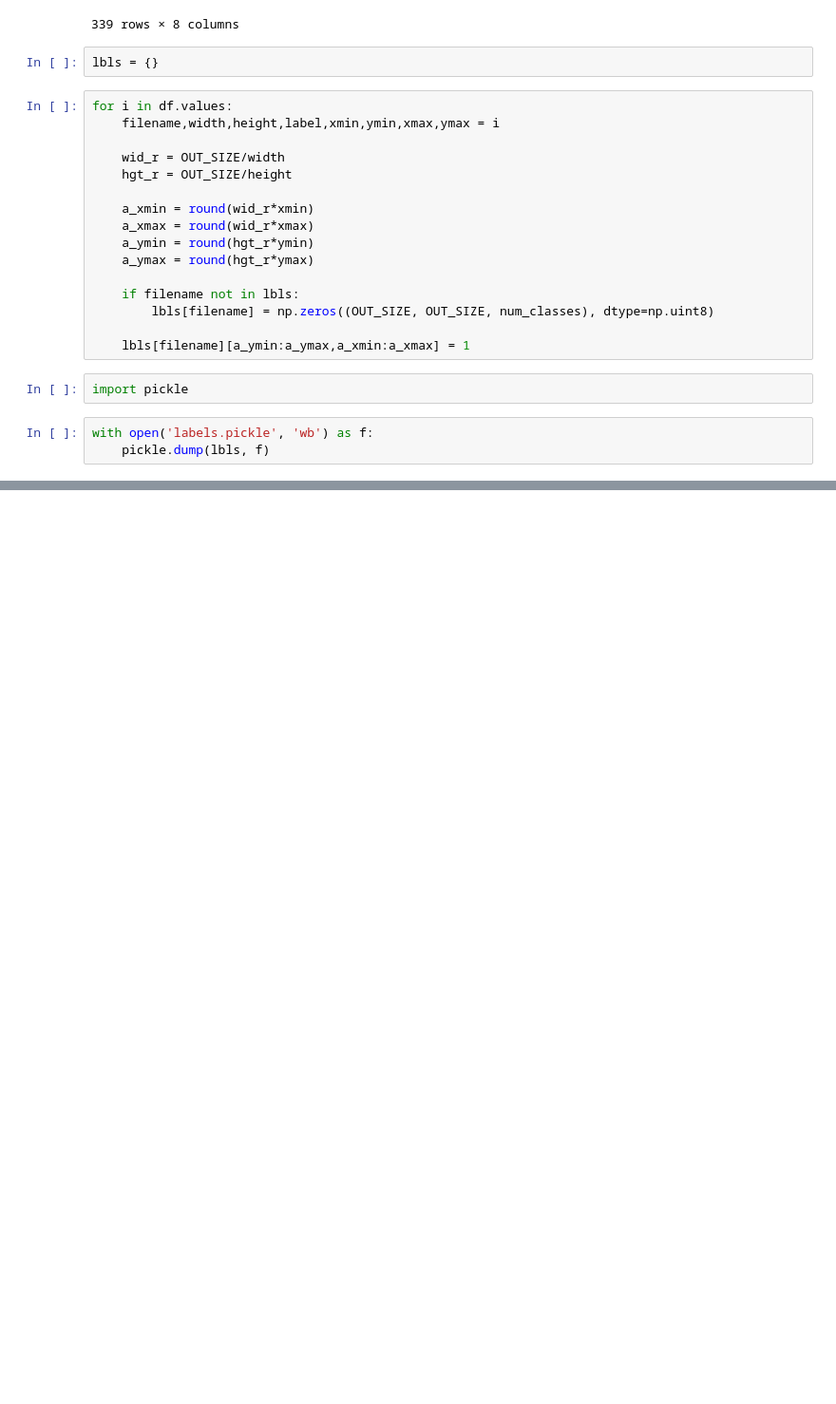
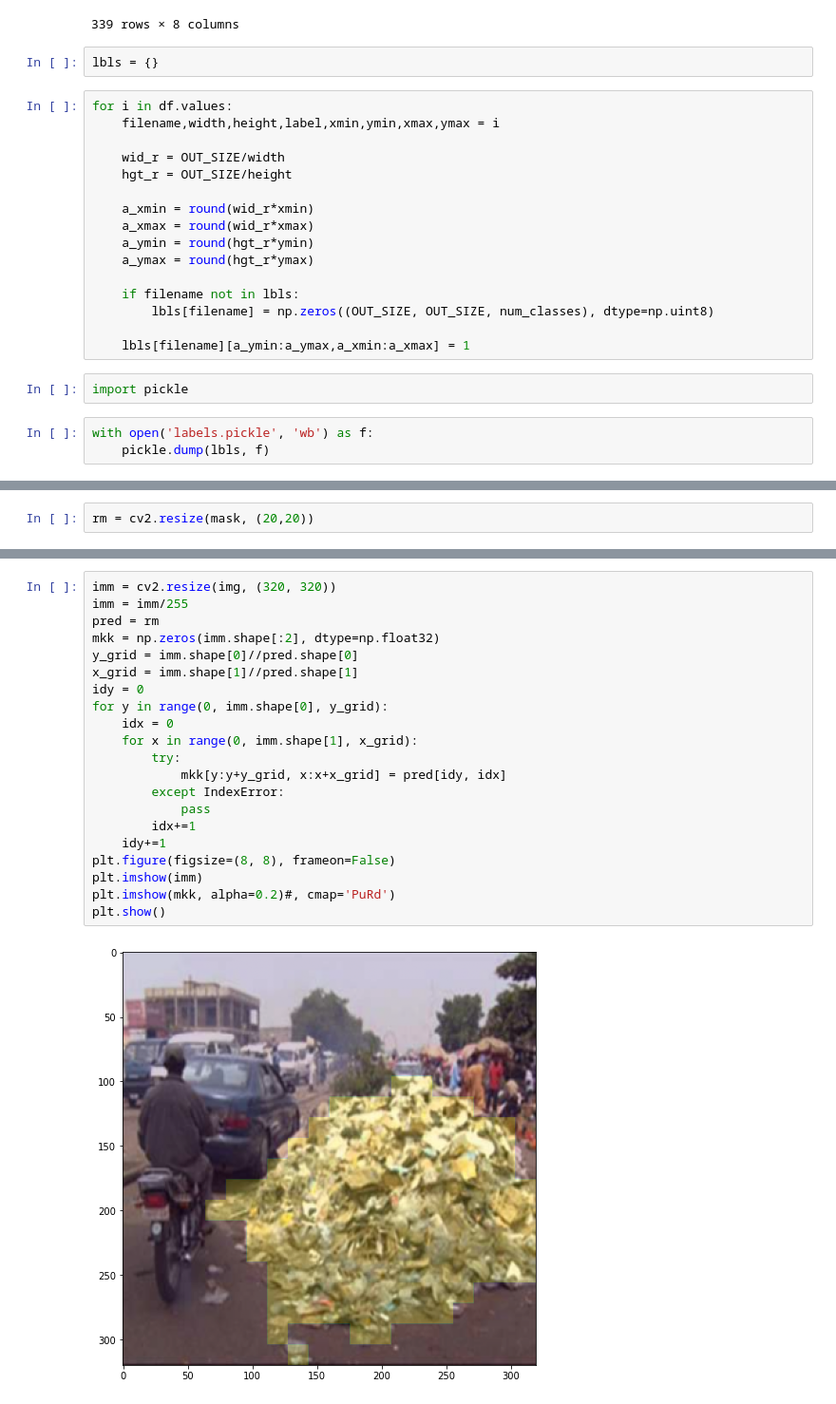
Before and after one commit to ShivamShrirao/GarbageDetectV2, a Jupyter notebook: convert_labels.ipynb, the cells around one changed output, grey strips where cells are left out. Shown at 95% size. Saved outputs shown, nothing was run; the diff lists cells and outputs as text; blank space fills up the shorter version.

```diff
--- a/convert_labels.ipynb
+++ b/convert_labels.ipynb
@@ -50,0 +92,2 @@ with open('labels.pickle', 'wb') as f:
+# %%
+rm = cv2.resize(mask, (20,20))
@@ -50,0 +101,23 @@ with open('labels.pickle', 'wb') as f:
+# %%
+imm = cv2.resize(img, (320, 320))
+imm = imm/255
+pred = rm
+mkk = np.zeros(imm.shape[:2], dtype=np.float32)
+y_grid = imm.shape[0]//pred.shape[0]
+x_grid = imm.shape[1]//pred.shape[1]
+idy = 0
+for y in range(0, imm.shape[0], y_grid):
+    idx = 0
+    for x in range(0, imm.shape[1], x_grid):
+        try:
+            mkk[y:y+y_grid, x:x+x_grid] = pred[idy, idx]
+        except IndexError:
+            pass
+        idx+=1
+    idy+=1
+plt.figure(figsize=(8, 8), frameon=False)
+plt.imshow(imm)
+plt.imshow(mkk, alpha=0.2)#, cmap='PuRd')
+plt.show()
+# %% [output]
+[figure, added]
```
Also changed, not shown: parts of 10 cells of this notebook, 1 other file.
